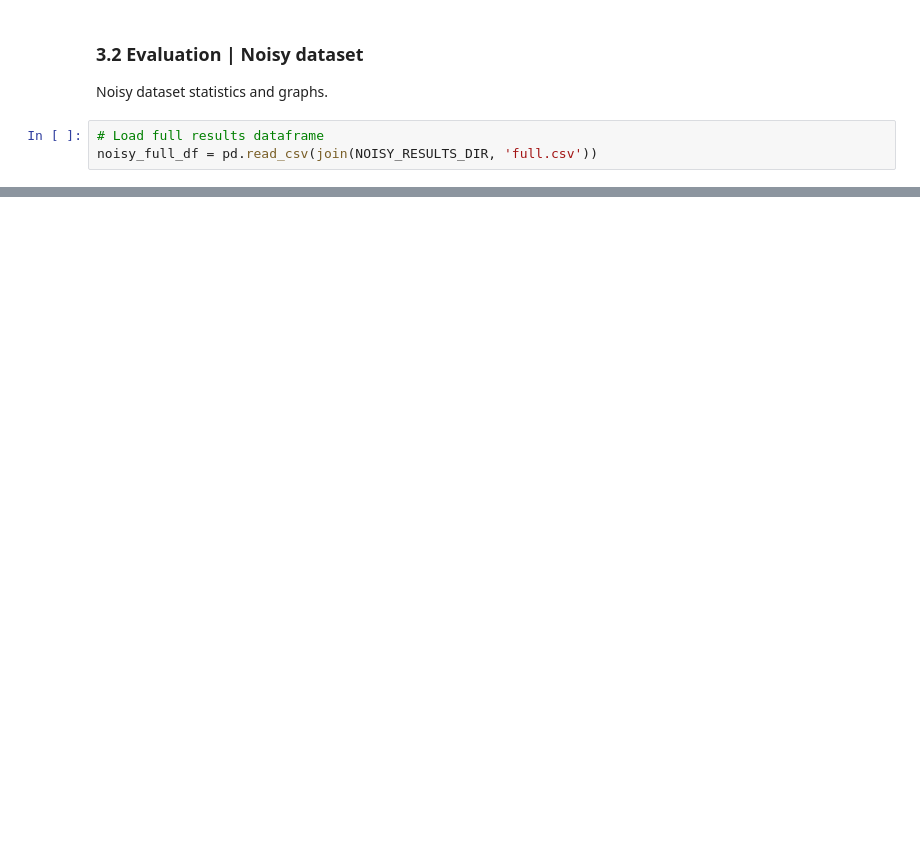
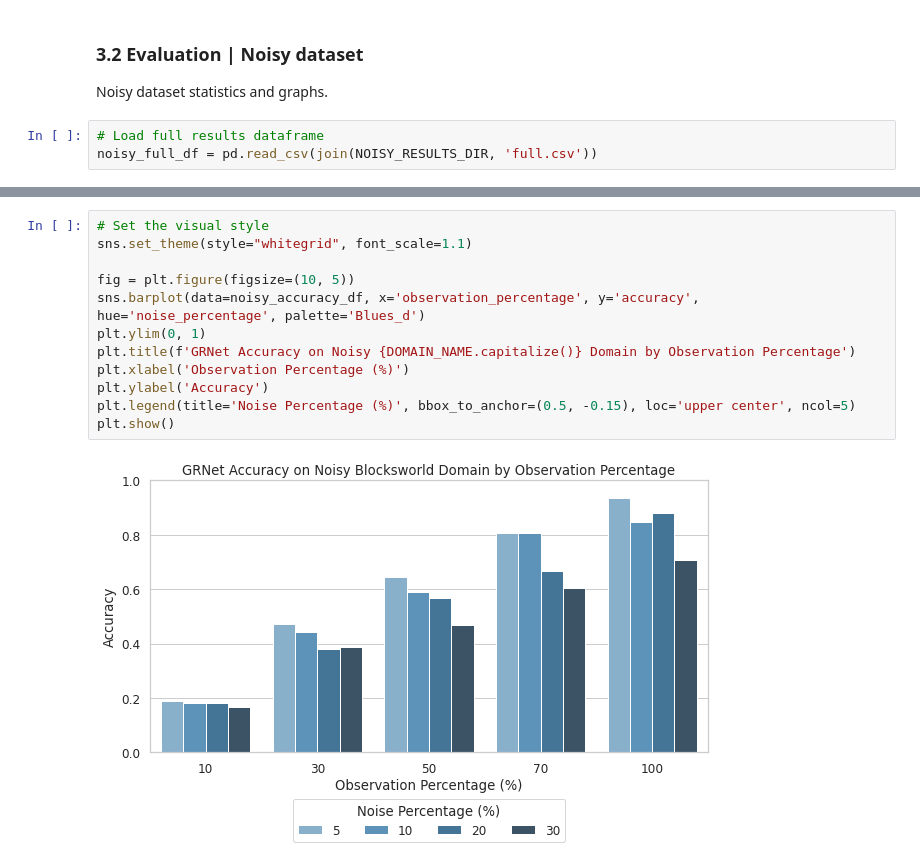
Before and after one commit to MechaMic38/GRNet, a Jupyter notebook: code/GRNet_approach.ipynb, the cells around one changed output, grey strips where cells are left out. Saved outputs shown, nothing was run; the diff lists cells and outputs as text; blank space fills up the shorter version.

```diff
--- a/code/GRNet_approach.ipynb
+++ b/code/GRNet_approach.ipynb
@@ -1350,0 +1402,14 @@ noisy_accuracy_df
+# %%
+# Set the visual style
+sns.set_theme(style="whitegrid", font_scale=1.1)
+
+fig = plt.figure(figsize=(10, 5))
+sns.barplot(data=noisy_accuracy_df, x='observation_percentage', y='accuracy', hue='noise_percentage', palette='Blues_d')
+plt.ylim(0, 1)
+plt.title(f'GRNet Accuracy on Noisy {DOMAIN_NAME.capitalize()} Domain by Observation Percentage')
+plt.xlabel('Observation Percentage (%)')
+plt.ylabel('Accuracy')
+plt.legend(title='Noise Percentage (%)', bbox_to_anchor=(0.5, -0.15), loc='upper center', ncol=5)
+plt.show()
+# %% [output]
+[figure, added]
```
Also changed, not shown: parts of 6 cells of this notebook.
